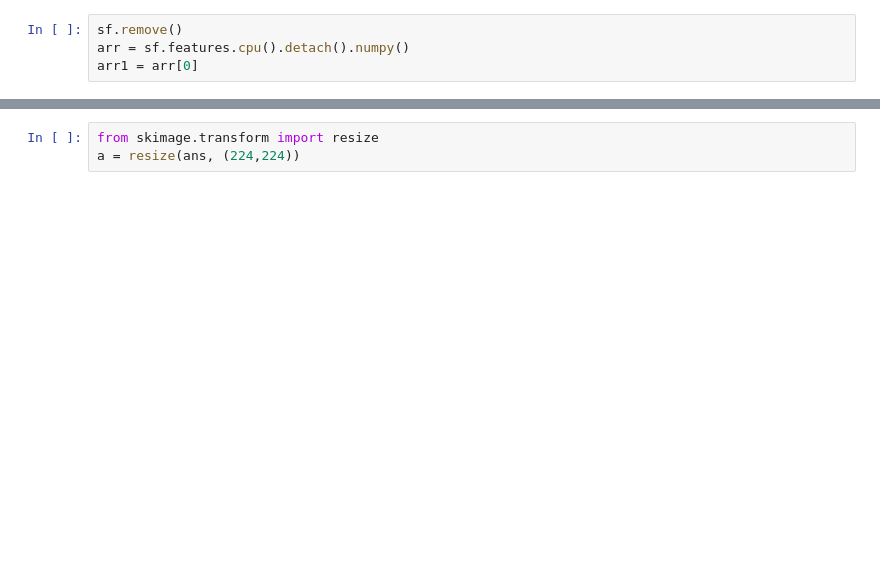
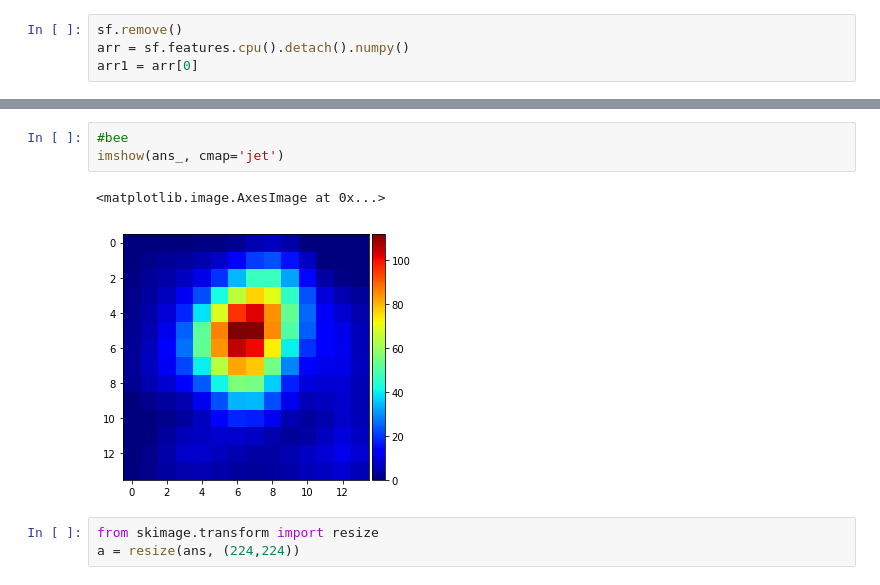
Before and after one commit to tony-mtz/CAM, a Jupyter notebook: CAM.ipynb, the cells around one changed output, grey strips where cells are left out. Cells and saved outputs as stored; diff of their text form; blank space fills up the shorter version.

```diff
--- a/CAM.ipynb
+++ b/CAM.ipynb
@@ -297,3 +282,9 @@ imshow(ans, cmap='jet')
+# %%
+#bee
+imshow(ans_, cmap='jet')
+# %% [output]
+<matplotlib.image.AxesImage at 0x...>
+[figure, added]
 # %%
 from skimage.transform import resize
 a = resize(ans, (224,224))
```
Also changed, not shown: parts of 10 cells of this notebook, 4 other files.
